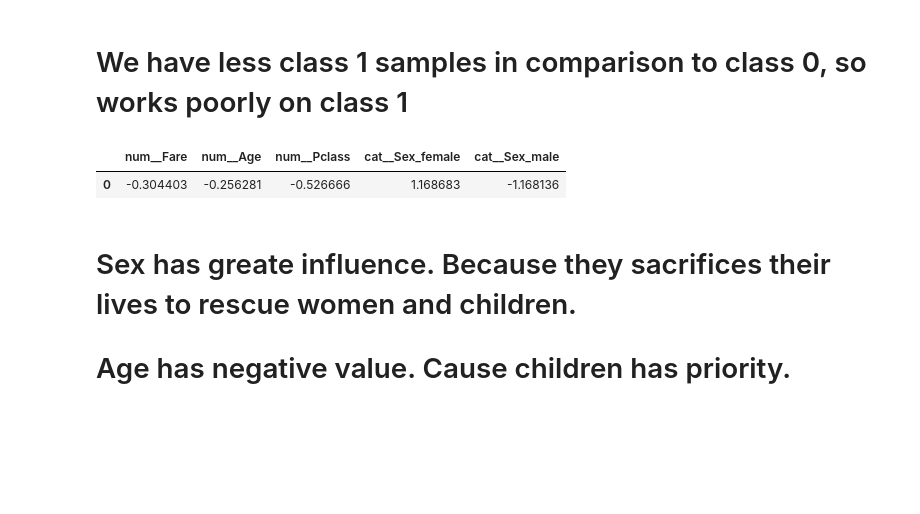
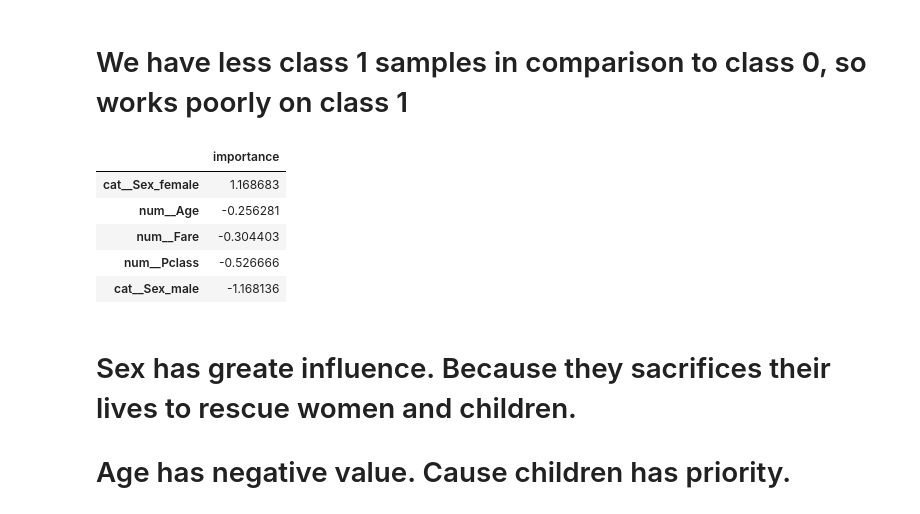
Before and after one commit to S66K22/maktab-hs, a Jupyter notebook: hw4/q3.ipynb, the cells around one changed output. Drawn from its saved outputs; the diff is of its cells as text; code cells hidden in the pictures; blank space fills up the shorter version.

```diff
--- a/hw4/q3.ipynb
+++ b/hw4/q3.ipynb
@@ -124,14 +124,24 @@ y[y == 0].shape[0] / len(y), y[y == 1].shape[0] / len(y)
 (0.6538461538461539, 0.34615384615384615)
 # %% [markdown]
 # We have less class 1 samples in comparison to class 0, so works poorly on class 1
-# %%
-model = log_reg[1]
-feature_importance = pd.DataFrame(model.coef_,
-                                  columns=log_reg.named_steps["columntransformer"].get_feature_names_out())
-feature_importance
-# %% [output]
-|  | num__Fare | num__Age | num__Pclass | cat__Sex_female | cat__Sex_male |
-| 0 | -0.304403 | -0.256281 | -0.526666 | 1.168683 | -1.168136 |
+# %%
+model = log_reg[1]
+
+feature_importance = pd.DataFrame(
+    {
+        "importance": model.coef_[0]
+    },
+    index=log_reg.named_steps["columntransformer"].get_feature_names_out()
+).sort_values(by="importance", ascending=False)
+
+feature_importance
+# %% [output]
+|  | importance |
+| cat__Sex_female | 1.168683 |
+| num__Age | -0.256281 |
+| num__Fare | -0.304403 |
+| num__Pclass | -0.526666 |
+| cat__Sex_male | -1.168136 |
 # %% [markdown]
 # Sex has greate influence. Because they sacrifices their lives to rescue women and children.
 # Age has negative value. Cause children has priority.
```
